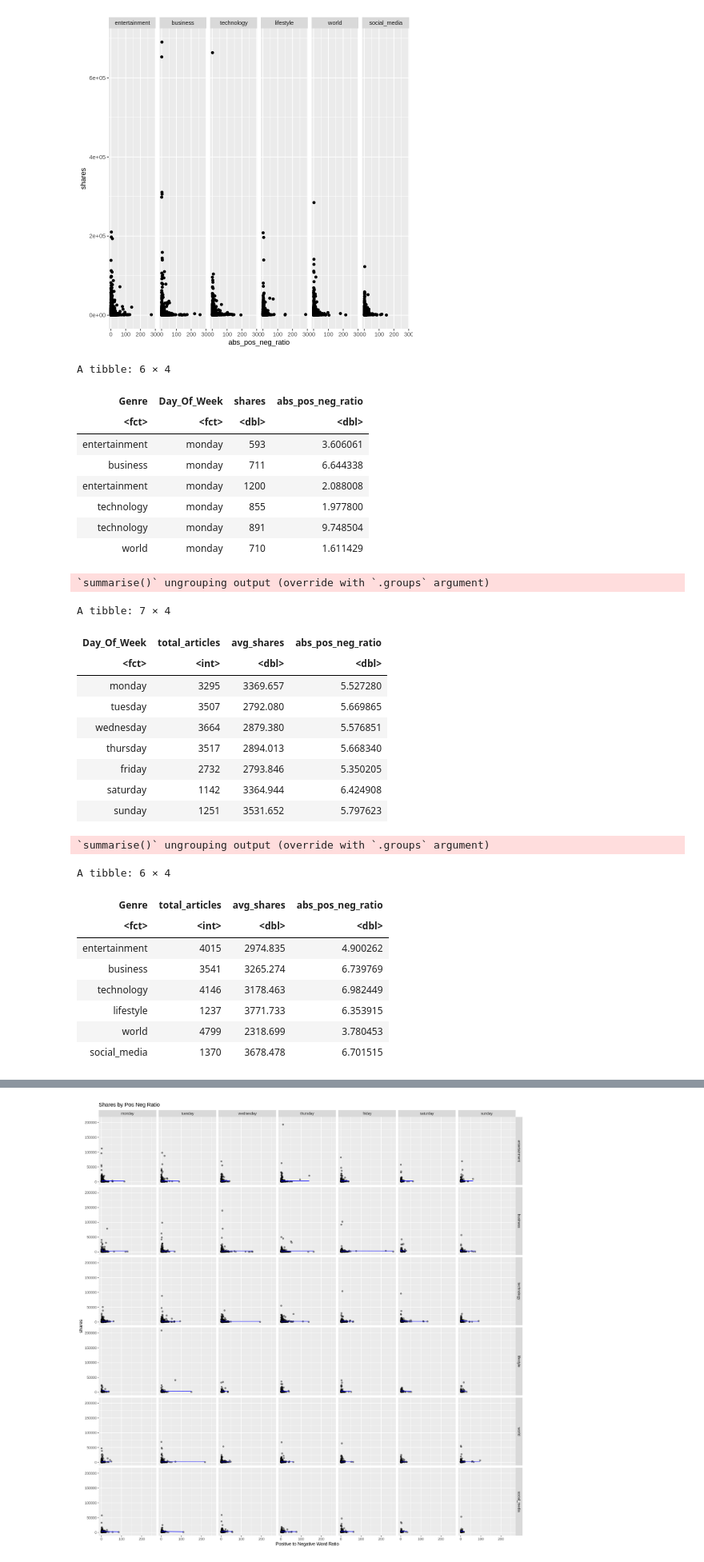
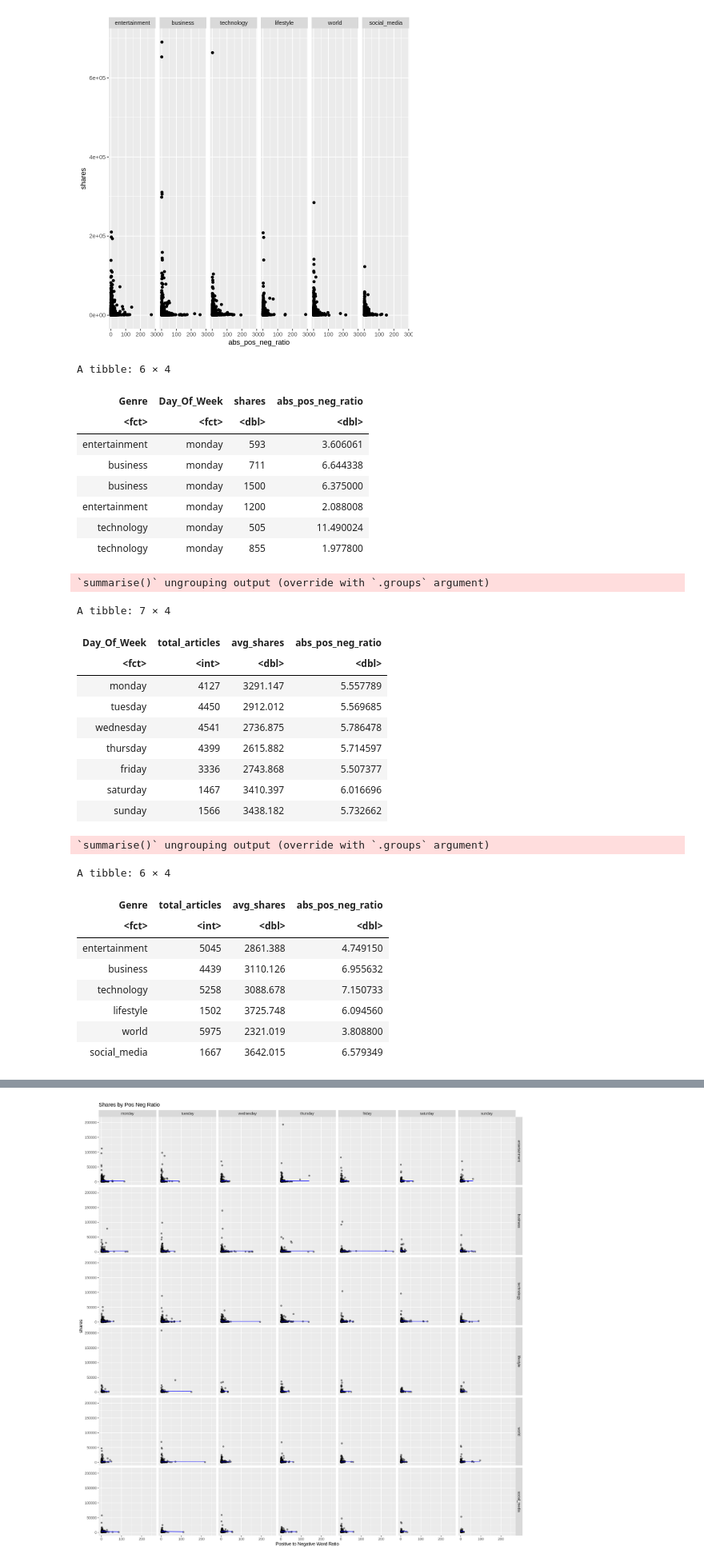
Before and after one commit to dgjfaber/dsci100project, a Jupyter notebook: PredictiveModel.ipynb, the cells around one changed output, grey strips where cells are left out. Shown: that part at 80% size. Drawn from its saved outputs; the diff is of its cells as text; code cells hidden in the pictures.

```diff
--- a/PredictiveModel.ipynb
+++ b/PredictiveModel.ipynb
@@ -87,54 +87,54 @@ A tibble: 6 × 4
 [figure]
 # %%
 set.seed(1234)
-publishing_split <- initial_split(tidy_data, prop = 0.6, strata = shares)
+publishing_split <- initial_split(tidy_data, prop = 0.75, strata = shares)
 publishing_train <- training(publishing_split)
 publishing_test <- testing(publishing_split)
 
 head(publishing_train)
 
 day_table <- publishing_train %>%
     group_by(Day_Of_Week) %>%
     summarize(total_articles=n(), avg_shares=mean(shares),abs_pos_neg_ratio = mean(abs_pos_neg_ratio))
 day_table
 #grouped by the day of the week so we can summarize the total amount of articles of that day of the week, the average shares of that day of the week, and the positive to negative word ratio of that day of the week
 
 genre_table <- publishing_train %>%
     group_by(Genre) %>%
     summarize(total_articles=n(), avg_shares=mean(shares),abs_pos_neg_ratio = mean(abs_pos_neg_ratio) )
 genre_table
 #grouped by the genre so we can summarize the total articles from that genre, the average shares of that genre and the positive to negative word ratio of that genre
 # %% [output]
 A tibble: 6 × 4
 | Genre | Day_Of_Week | shares | abs_pos_neg_ratio |
 | <fct> | <fct> | <dbl> | <dbl> |
 | entertainment | monday | 593 | 3.606061 |
 | business | monday | 711 | 6.644338 |
+| business | monday | 1500 | 6.375000 |
 | entertainment | monday | 1200 | 2.088008 |
+| technology | monday | 505 | 11.490024 |
 | technology | monday | 855 | 1.977800 |
-| technology | monday | 891 | 9.748504 |
-| world | monday | 710 | 1.611429 |
 `summarise()` ungrouping output (override with `.groups` argument)
 A tibble: 7 × 4
 | Day_Of_Week | total_articles | avg_shares | abs_pos_neg_ratio |
 | <fct> | <int> | <dbl> | <dbl> |
-| monday | 3295 | 3369.657 | 5.527280 |
-| tuesday | 3507 | 2792.080 | 5.669865 |
-| wednesday | 3664 | 2879.380 | 5.576851 |
-| thursday | 3517 | 2894.013 | 5.668340 |
-| friday | 2732 | 2793.846 | 5.350205 |
-| saturday | 1142 | 3364.944 | 6.424908 |
-| sunday | 1251 | 3531.652 | 5.797623 |
+| monday | 4127 | 3291.147 | 5.557789 |
+| tuesday | 4450 | 2912.012 | 5.569685 |
+| wednesday | 4541 | 2736.875 | 5.786478 |
+| thursday | 4399 | 2615.882 | 5.714597 |
+| friday | 3336 | 2743.868 | 5.507377 |
+| saturday | 1467 | 3410.397 | 6.016696 |
+| sunday | 1566 | 3438.182 | 5.732662 |
 `summarise()` ungrouping output (override with `.groups` argument)
 A tibble: 6 × 4
 | Genre | total_articles | avg_shares | abs_pos_neg_ratio |
 | <fct> | <int> | <dbl> | <dbl> |
-| entertainment | 4015 | 2974.835 | 4.900262 |
-| business | 3541 | 3265.274 | 6.739769 |
-| technology | 4146 | 3178.463 | 6.982449 |
-| lifestyle | 1237 | 3771.733 | 6.353915 |
-| world | 4799 | 2318.699 | 3.780453 |
-| social_media | 1370 | 3678.478 | 6.701515 |
+| entertainment | 5045 | 2861.388 | 4.749150 |
+| business | 4439 | 3110.126 | 6.955632 |
+| technology | 5258 | 3088.678 | 7.150733 |
+| lifestyle | 1502 | 3725.748 | 6.094560 |
+| world | 5975 | 2321.019 | 3.808800 |
+| social_media | 1667 | 3642.015 | 6.579349 |
 # %%
 share_spec <- nearest_neighbor(weight_func = "rectangular", neighbors = tune()) %>%
        set_engine("kknn") %>%
```
Also changed, not shown: parts of 5 cells of this notebook, 2 other files.
